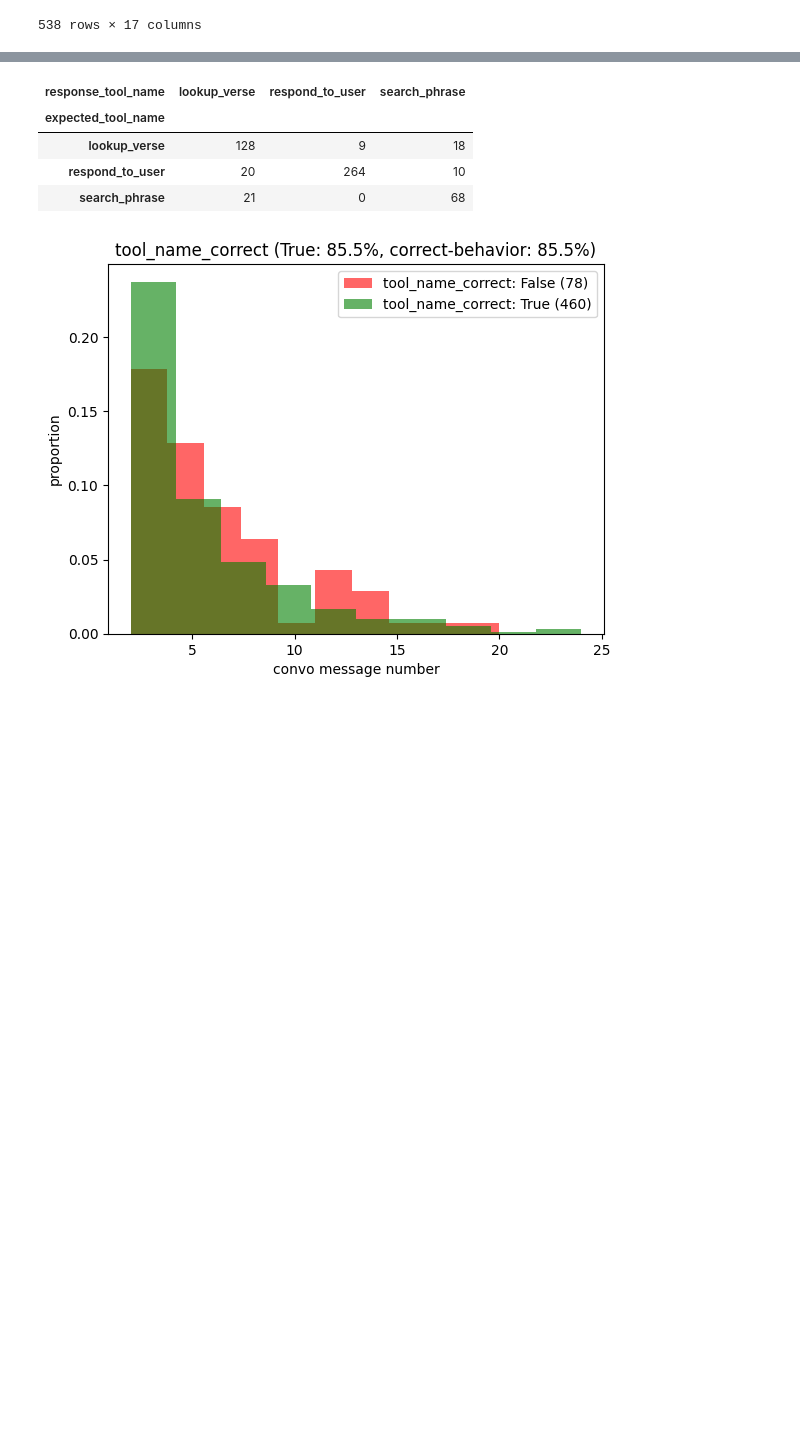
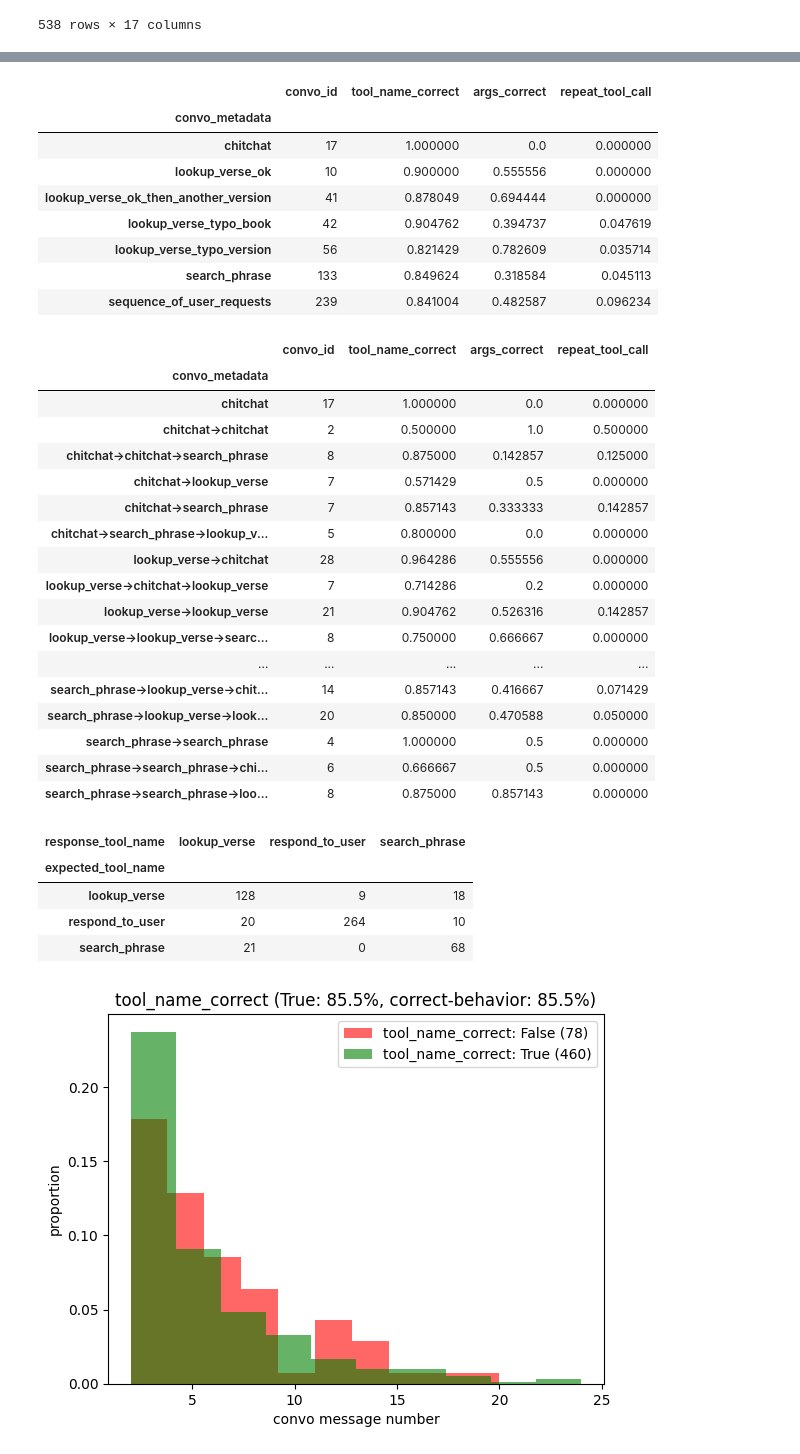
Before and after one commit to yonatanvaizman/bible-text-analysis, a Jupyter notebook: bibleAssistant/eval_agent.ipynb, the cells around one changed output, grey strips where cells are left out. Saved outputs shown, nothing was run; the diff lists cells and outputs as text; code cells hidden in the pictures; blank space fills up the shorter version.

Commit message:
break down eval metrics by scenarios

```diff
--- a/bibleAssistant/eval_agent.ipynb
+++ b/bibleAssistant/eval_agent.ipynb
@@ -293,3 +313,39 @@ testres
+# %%
+def get_specific_scenario(convo_metadata):
+    scenario = convo_metadata['scenario']
+    if scenario == 'sequence_of_user_requests':
+        scenario = '->'.join(convo_metadata['sequence_of_scenarios'])
+    return scenario
+display(testres.groupby(testres.convo_metadata.apply(lambda d:d['scenario'])).agg({'convo_id':'count', 'tool_name_correct':'mean', 'args_correct':'mean', 'repeat_tool_call': 'mean'}))
+display(testres.groupby(testres.convo_metadata.apply(get_specific_scenario)).agg({'convo_id':'count', 'tool_name_correct':'mean', 'args_correct':'mean', 'repeat_tool_call': 'mean'}))
+# %% [output]
+|  | convo_id | tool_name_correct | args_correct | repeat_tool_call |
+| convo_metadata |  |  |  |  |
+| chitchat | 17 | 1.000000 | 0.0 | 0.000000 |
+| lookup_verse_ok | 10 | 0.900000 | 0.555556 | 0.000000 |
+| lookup_verse_ok_then_another_version | 41 | 0.878049 | 0.694444 | 0.000000 |
+| lookup_verse_typo_book | 42 | 0.904762 | 0.394737 | 0.047619 |
+| lookup_verse_typo_version | 56 | 0.821429 | 0.782609 | 0.035714 |
+| search_phrase | 133 | 0.849624 | 0.318584 | 0.045113 |
+| sequence_of_user_requests | 239 | 0.841004 | 0.482587 | 0.096234 |
+|  | convo_id | tool_name_correct | args_correct | repeat_tool_call |
+| convo_metadata |  |  |  |  |
+| chitchat | 17 | 1.000000 | 0.0 | 0.000000 |
+| chitchat->chitchat | 2 | 0.500000 | 1.0 | 0.500000 |
+| chitchat->chitchat->search_phrase | 8 | 0.875000 | 0.142857 | 0.125000 |
+| chitchat->lookup_verse | 7 | 0.571429 | 0.5 | 0.000000 |
+| chitchat->search_phrase | 7 | 0.857143 | 0.333333 | 0.142857 |
+| chitchat->search_phrase->lookup_v... | 5 | 0.800000 | 0.0 | 0.000000 |
+| lookup_verse->chitchat | 28 | 0.964286 | 0.555556 | 0.000000 |
+| lookup_verse->chitchat->lookup_verse | 7 | 0.714286 | 0.2 | 0.000000 |
+| lookup_verse->lookup_verse | 21 | 0.904762 | 0.526316 | 0.142857 |
+| lookup_verse->lookup_verse->searc... | 8 | 0.750000 | 0.666667 | 0.000000 |
+| ... | ... | ... | ... | ... |
+| search_phrase->lookup_verse->chit... | 14 | 0.857143 | 0.416667 | 0.071429 |
+| search_phrase->lookup_verse->look... | 20 | 0.850000 | 0.470588 | 0.050000 |
+| search_phrase->search_phrase | 4 | 1.000000 | 0.5 | 0.000000 |
+| search_phrase->search_phrase->chi... | 6 | 0.666667 | 0.5 | 0.000000 |
+| search_phrase->search_phrase->loo... | 8 | 0.875000 | 0.857143 | 0.000000 |
 # %%
 pd.crosstab(testres.expected_tool_name, testres.response_tool_name)
 # %% [output]
```
Also changed, not shown: parts of 1 cell of this notebook.
